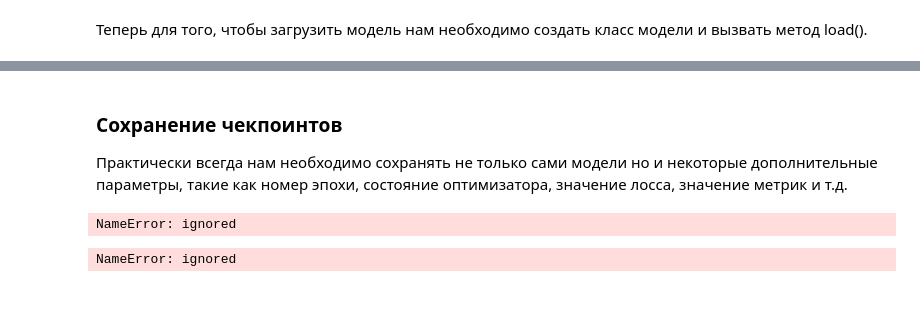
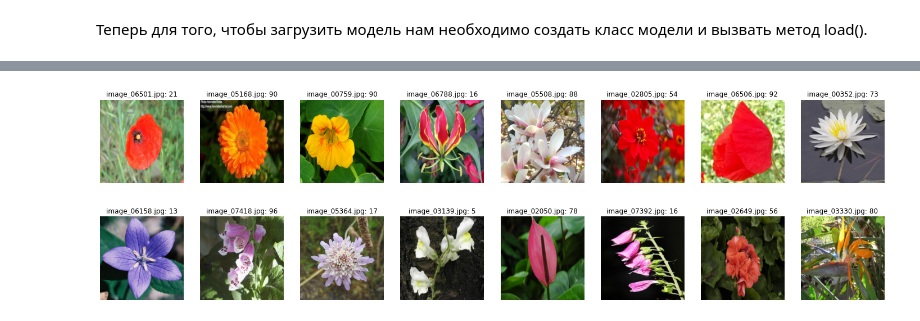
Before and after one commit to delhian/cv_course, a Jupyter notebook: Home Tasks/flower_classification.ipynb, the cells around one changed output, grey strips where cells are left out. Saved outputs shown, nothing was run; the diff lists cells and outputs as text; code cells hidden in the pictures.

```diff
--- a/Home Tasks/flower_classification.ipynb
+++ b/Home Tasks/flower_classification.ipynb
@@ -311,34 +229,0 @@ print(type(model_loaded))
-# %% [markdown]
-### Сохранение чекпоинтов
-Практически всегда нам необходимо сохранять не только сами модели но и некоторые дополнительные параметры, такие как номер эпохи, состояние оптимизатора, значение лосса, значение метрик и т.д.
-# %%
-path_to_save_checkpoint = 'checkpoint.pth'
-torch.save(
-    {
-        'epoch': 100,
-        'model_state_dict': model.state_dict(),
-        'optimizer_state_dict': optimizer.state_dict(),
-        'loss': 0.001,
-    },
-    path_to_save_checkpoint
-)
-# %% [output]
-NameError: ignored
-# %%
-model = FullyConnectedNetwork()
-
-optimizer = torch.optim.SGD(model.parameters(), lr=0.1)
-
-
-checkpoint = torch.load(path_to_save_checkpoint)
-model.load_state_dict(checkpoint['model_state_dict'])
-optimizer.load_state_dict(checkpoint['optimizer_state_dict'])
-epoch = checkpoint['epoch']
-loss = checkpoint['loss']
-
-
-print(f'Loss {loss}')
-print(f'Epoch {epoch}')
-print(optimizer)
-# %% [output]
-NameError: ignored
@@ -344,0 +260,38 @@ NameError: ignored
+# %%
+test_transforms = transforms.Compose([
+                                              transforms.Resize((224, 224)),
+                                              transforms.ToTensor(),
+                                              transforms.Normalize([0.485, 0.456, 0.406],
+                                                                 [0.229, 0.224, 0.225])
+                                     ])
+
+test_transforms_without_Normalize  = transforms.Compose([
+                                              transforms.Resize((224, 224)),
+                                              transforms.ToTensor(),
+                                              # transforms.Normalize([0.485, 0.456, 0.406],
+                                              #                    [0.229, 0.224, 0.225])
+                                     ])
+
+
+test_dataset = TestDataset('/content/test/valid', transform=test_transforms)
+test_dataset_without_Normalize = TestDataset('/content/test/valid', transform=test_transforms_without_Normalize)
+# testloader = DataLoader(test_dataset, batch_size=16, shuffle=False)
+# %%
+figure = plt.figure(figsize=(25, 7))
+cols, rows = 8, 2
+
+for i in range(cols * rows):
+    img, _ = test_dataset[i]
+    img_w, filename = test_dataset_without_Normalize[i]
+    img = img.to(device)
+    output = net(img[None, :, :, :])
+    output = output.argmax(1).cpu().numpy()
+    figure.add_subplot(rows, cols, i+1)
+
+    img_w = img_w.swapaxes(0,1)
+    img_w = img_w.swapaxes(1,2)
+    plt.title(f'{filename}: {output[0]}')
+    plt.axis("off")
+    plt.imshow(img_w)
+# %% [output]
+[figure, added]
```
Also changed, not shown: parts of 34 cells of this notebook.
